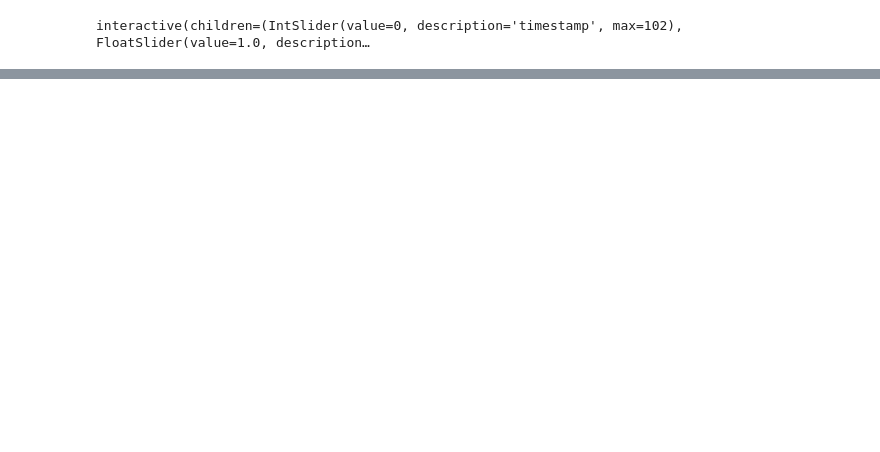
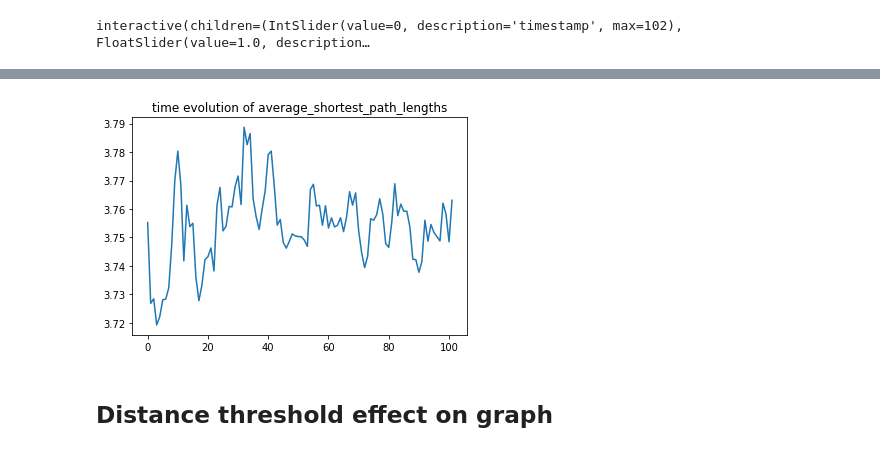
Before and after one commit to galenwilkerson/swarm-induced-graph, a Jupyter notebook: Swarm - Induced Graph.ipynb, the cells around one changed output, grey strips where cells are left out. Saved outputs shown, nothing was run; the diff lists cells and outputs as text; code cells hidden in the pictures; blank space fills up the shorter version.

```diff
--- a/Swarm - Induced Graph.ipynb
+++ b/Swarm - Induced Graph.ipynb
@@ -96,0 +157,7 @@ interactive(children=(IntSlider(value=0, description='timestamp', max=102), Floa
+# %%
+plt.plot(average_shortest_path_lengths);
+plt.title('time evolution of average_shortest_path_lengths');
+# %% [output]
+[figure, added]
+# %% [markdown]
+## Distance threshold effect on graph
```
Also changed, not shown: parts of 7 cells of this notebook.
